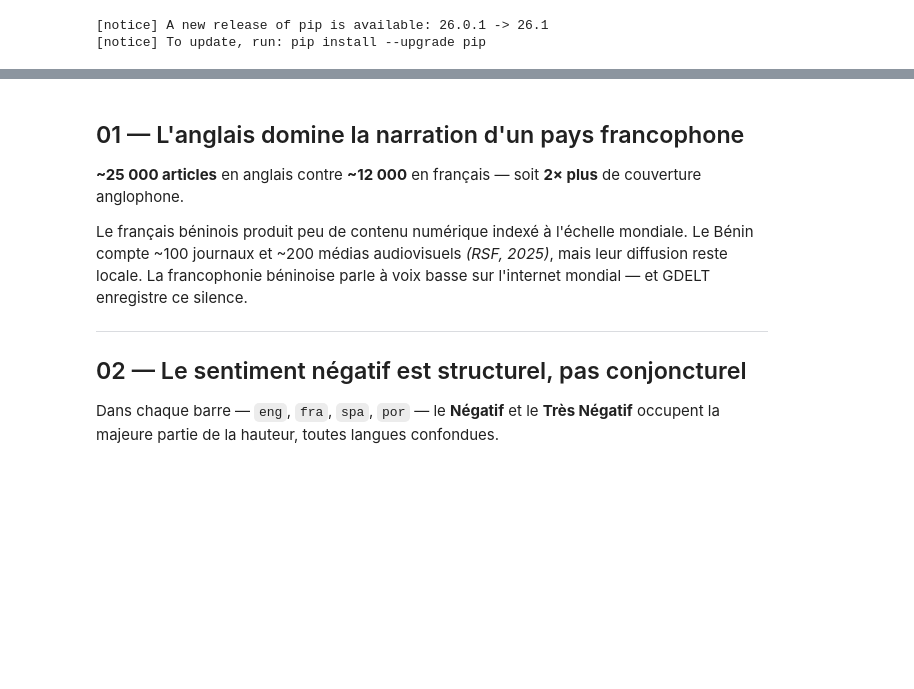
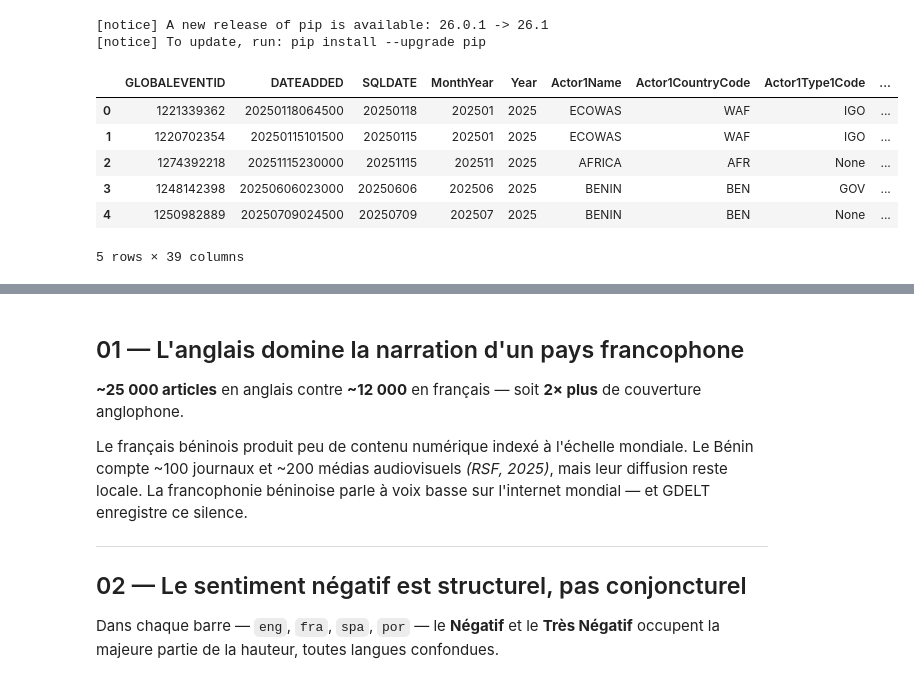
Before and after one commit to charly-anani/GDELT_PROJECT, a Jupyter notebook: notebooks/exploration.ipynb, the cells around one changed output, grey strips where cells are left out. Saved outputs shown, nothing was run; the diff lists cells and outputs as text; code cells hidden in the pictures; blank space fills up the shorter version.

```diff
--- a/notebooks/exploration.ipynb
+++ b/notebooks/exploration.ipynb
@@ -35,3 +35,19 @@ def charger_donnees(query, force_reload=False):
         df = pandas_gbq.read_gbq(query, project_id=PROJECT_ID, credentials=credentials)
         df.to_csv(cache_path, index=False)
     return df
+# %%
+query_events_head = f"""
+SELECT * FROM `{PROJECT_ID}.{DATASET_ID}.events_clean`
+LIMIT 5
+"""
+
+df_events = charger_donnees(query_events_head)
+df_events.head()
+# %% [output]
+|  | GLOBALEVENTID | DATEADDED | SQLDATE | MonthYear | Year | Actor1Name | Actor1CountryCode | Actor1Type1Code | ... |
+| 0 | 1221339362 | 20250118064500 | 20250118 | 202501 | 2025 | ECOWAS | WAF | IGO | ... |
+| 1 | 1220702354 | 20250115101500 | 20250115 | 202501 | 2025 | ECOWAS | WAF | IGO | ... |
+| 2 | 1274392218 | 20251115230000 | 20251115 | 202511 | 2025 | AFRICA | AFR | None | ... |
+| 3 | 1248142398 | 20250606023000 | 20250606 | 202506 | 2025 | BENIN | BEN | GOV | ... |
+| 4 | 1250982889 | 20250709024500 | 20250709 | 202507 | 2025 | BENIN | BEN | None | ... |
+5 rows × 39 columns
```
Also changed, not shown: parts of 2 cells of this notebook, 3 other files.
